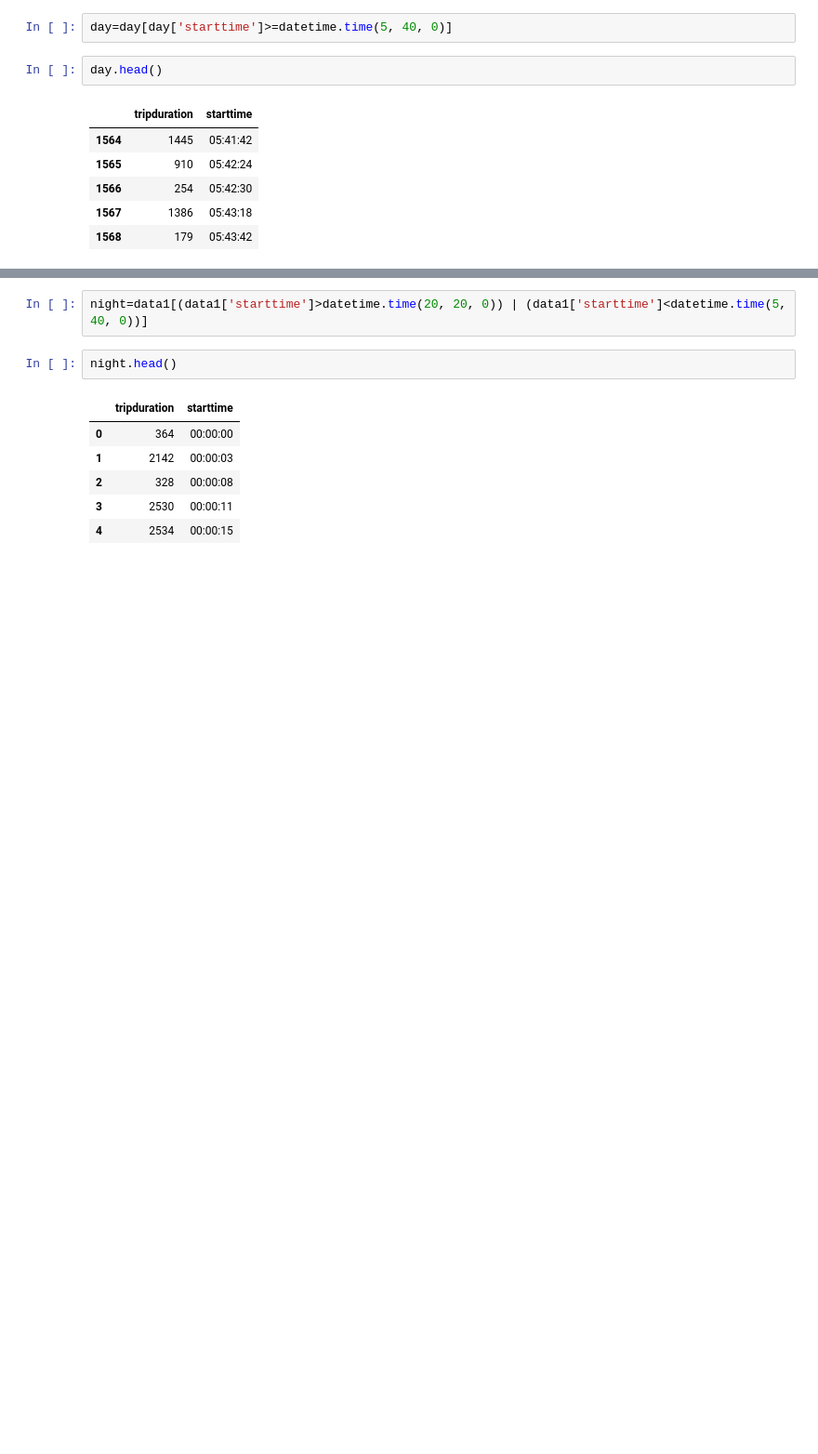
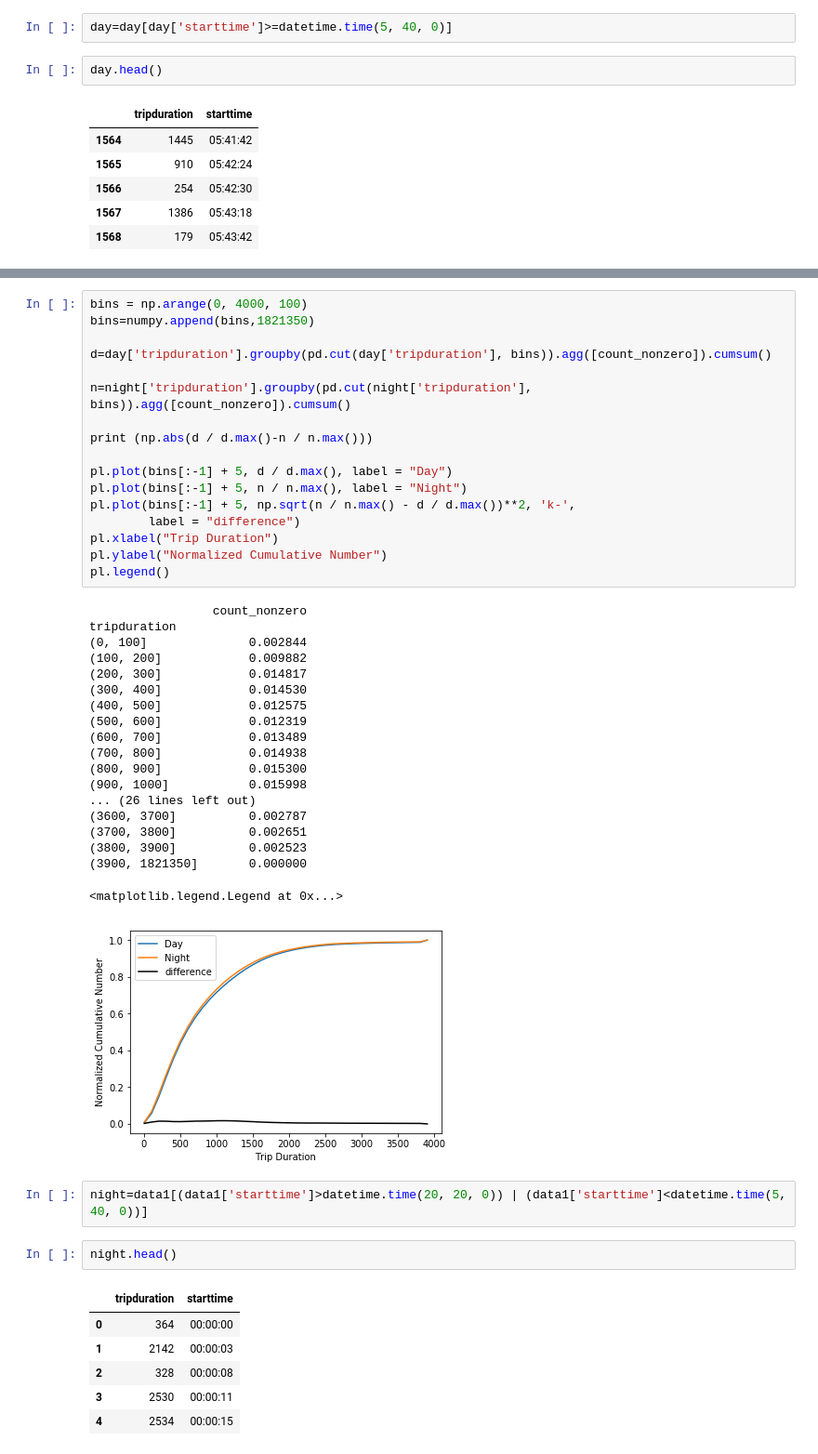
Before and after one commit to gc2300/PUI2017_gc2300, a Jupyter notebook: HW4_gc2300/HW4_A4.ipynb, the cells around one changed output, grey strips where cells are left out. Shown: that part at 93% size. Cells and saved outputs as stored; diff of their text form; blank space fills up the shorter version.

```diff
--- a/HW4_gc2300/HW4_A4.ipynb
+++ b/HW4_gc2300/HW4_A4.ipynb
@@ -55,3 +104,40 @@ day.head()
+# %%
+bins = np.arange(0, 4000, 100)
+bins=numpy.append(bins,1821350)
+
+d=day['tripduration'].groupby(pd.cut(day['tripduration'], bins)).agg([count_nonzero]).cumsum()
+
+n=night['tripduration'].groupby(pd.cut(night['tripduration'], bins)).agg([count_nonzero]).cumsum()
+
+print (np.abs(d / d.max()-n / n.max()))
+
+pl.plot(bins[:-1] + 5, d / d.max(), label = "Day")
+pl.plot(bins[:-1] + 5, n / n.max(), label = "Night")
+pl.plot(bins[:-1] + 5, np.sqrt(n / n.max() - d / d.max())**2, 'k-',
+        label = "difference")
+pl.xlabel("Trip Duration")
+pl.ylabel("Normalized Cumulative Number")
+pl.legend()
+# %% [output]
+                 count_nonzero
+tripduration
+(0, 100]              0.002844
+(100, 200]            0.009882
+(200, 300]            0.014817
+(300, 400]            0.014530
+(400, 500]            0.012575
+(500, 600]            0.012319
+(600, 700]            0.013489
+(700, 800]            0.014938
+(800, 900]            0.015300
+(900, 1000]           0.015998
+... (26 lines left out)
+(3600, 3700]          0.002787
+(3700, 3800]          0.002651
+(3800, 3900]          0.002523
+(3900, 1821350]       0.000000
+<matplotlib.legend.Legend at 0x...>
+[figure, added]
 # %%
 night=data1[(data1['starttime']>datetime.time(20, 20, 0)) | (data1['starttime']<datetime.time(5, 40, 0))]
 # %%
```
Also changed, not shown: parts of 20 cells of this notebook, 3 other files.
